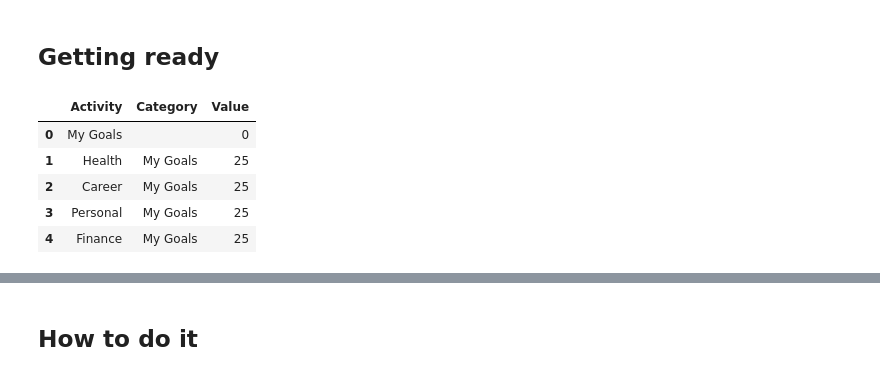
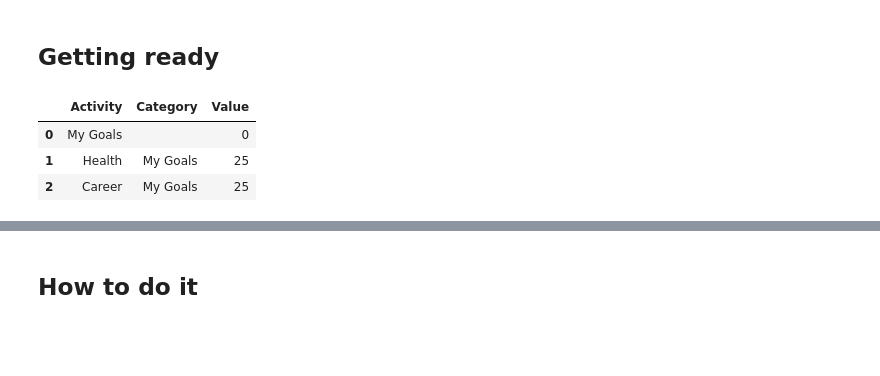
Before and after one commit to PacktPublishing/Plotly-Dash-Cookbook, a Jupyter notebook: Cookbook/chapter_05/ch05_recipe05.ipynb, the cells around one changed output, grey strips where cells are left out. Drawn from its saved outputs; the diff is of its cells as text; code cells hidden in the pictures; blank space fills up the shorter version.

```diff
--- a/Cookbook/chapter_05/ch05_recipe05.ipynb
+++ b/Cookbook/chapter_05/ch05_recipe05.ipynb
@@ -19,15 +19,13 @@ df1 = pd.DataFrame(dict(Activity=["My Goals", "Health", "Career", "Personal", "F
                ],
     Category=["", "My Goals", "My Goals", "My Goals", "My Goals", "Health", "Health", "Health",  "Career",  "Career", "Personal", "Personal", "Finance", "Finance"],
     Value=[0, 25, 25, 25, 25, 10, 10, 10, 10, 10, 10, 10, 10, 10]))
-# %%
-df.head()
-# %% [output]
-|  | Activity | Category | Value |
-| 0 | My Goals |  | 0 |
-| 1 | Health | My Goals | 25 |
-| 2 | Career | My Goals | 25 |
-| 3 | Personal | My Goals | 25 |
-| 4 | Finance | My Goals | 25 |
+# %%
+df1.head(3)
+# %% [output]
+|  | Activity | Category | Value |
+| 0 | My Goals |  | 0 |
+| 1 | Health | My Goals | 25 |
+| 2 | Career | My Goals | 25 |
 # %%
 import plotly.express as px
 df2 = px.data.gapminder().query("year == 2007")
```
Also changed, not shown: parts of 1 cell of this notebook.
